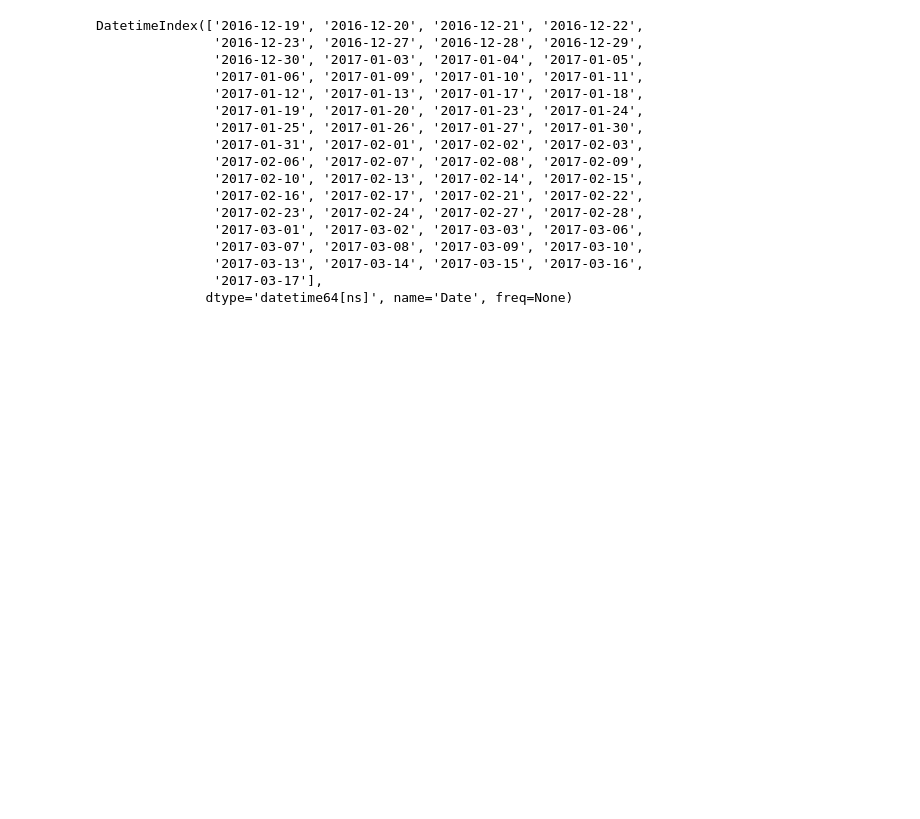
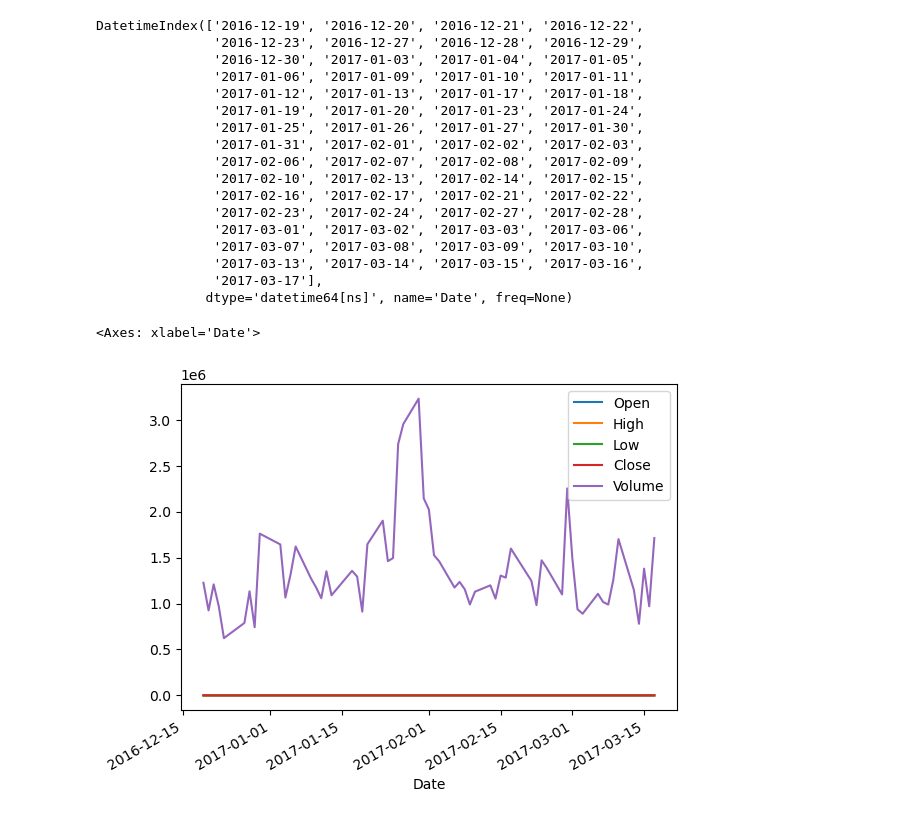
Before and after one commit to SENATOROVAI/DataScience-Maxim, a Jupyter notebook: Python/Pandas as ass/Pandas3.ipynb, the cells around one changed output. Drawn from its saved outputs; the diff is of its cells as text; code cells hidden in the pictures; blank space fills up the shorter version.

```diff
--- a/Python/Pandas as ass/Pandas3.ipynb
+++ b/Python/Pandas as ass/Pandas3.ipynb
@@ -378,3 +378,9 @@ DatetimeIndex(['2016-12-19', '2016-12-20', '2016-12-21', '2016-12-22',
                '2017-03-13', '2017-03-14', '2017-03-15', '2017-03-16',
                '2017-03-17'],
               dtype='datetime64[ns]', name='Date', freq=None)
+# %%
+df.plot()
+# Это самый простой способ быстрого создания диаграмм на основе фрейма данных pandas. Всё, что вам нужно сделать, это добавить .plot() в конце имени фрейма данных.
+# %% [output]
+<Axes: xlabel='Date'>
+[figure, added]
```
Also changed, not shown: parts of 5 cells of this notebook, 8 other files.
